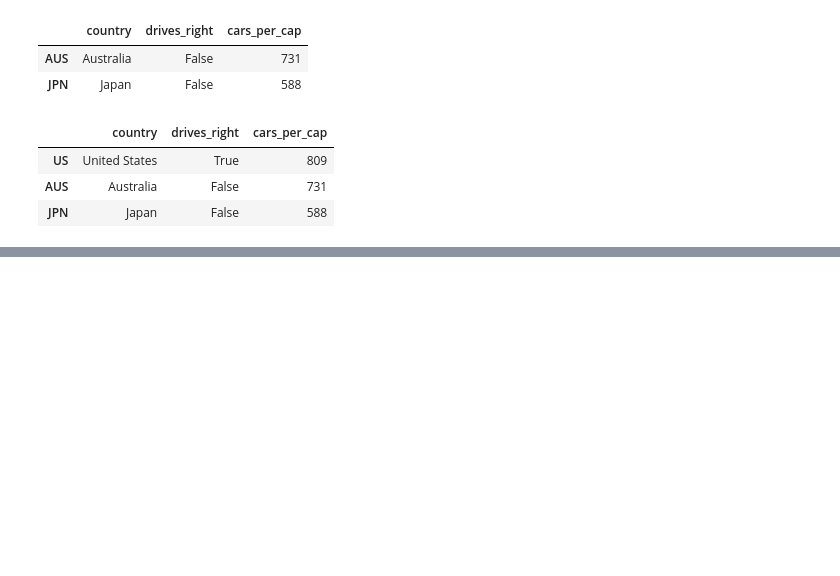
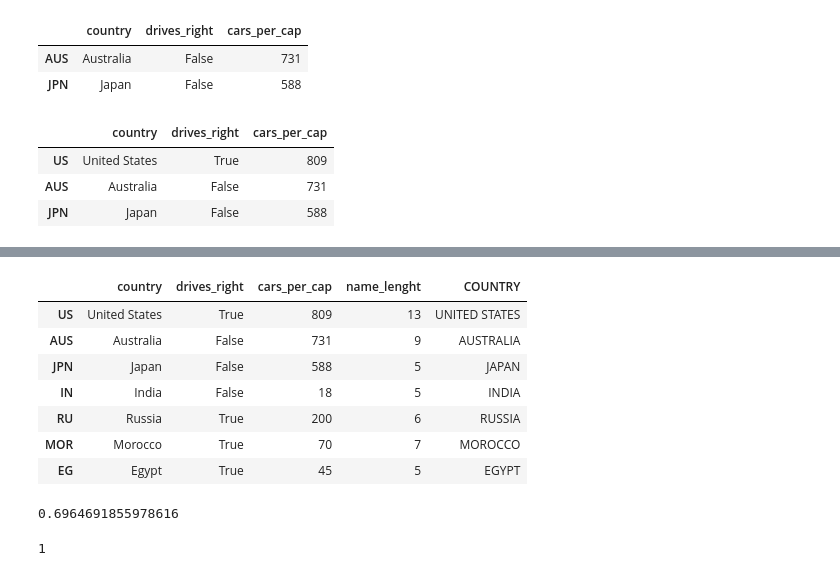
Before and after one commit to JeffBucker/DatacampDataAnalystTrack, a Jupyter notebook: Intermediate Python.ipynb, the cells around one changed output, grey strips where cells are left out. Drawn from its saved outputs; the diff is of its cells as text; code cells hidden in the pictures; blank space fills up the shorter version.

```diff
--- a/Intermediate Python.ipynb
+++ b/Intermediate Python.ipynb
@@ -410,0 +496,4 @@ cars[sel]
+# %%
+for lab, row in cars.iterrows():    # iterrows method to iterate through rows
+    print(lab)
+    print(row)
@@ -410,0 +518,3 @@ cars[sel]
+# %%
+for lab, row in cars.iterrows():
+    print(lab + ": " + str(row['cars_per_cap']))    # select specific colums
@@ -410,0 +529,5 @@ cars[sel]
+# %%
+for lab, row in cars.iterrows():
+    # create new columns and add values in the DF for each iteration
+    cars.loc[lab, "name_lenght"] = len(row["country"])
+cars
@@ -410,0 +543,5 @@ cars[sel]
+# %%
+# "apply" function - same use as before but more elegant
+
+cars["name_lenght"] = cars["country"].apply(len)
+cars
@@ -410,0 +557,18 @@ cars[sel]
+# %%
+cars["COUNTRY"] = cars["country"].apply(str.upper)    # notice the format here
+cars
+# %% [output]
+|  | country | drives_right | cars_per_cap | name_lenght | COUNTRY |
+| US | United States | True | 809 | 13 | UNITED STATES |
+| AUS | Australia | False | 731 | 9 | AUSTRALIA |
+| JPN | Japan | False | 588 | 5 | JAPAN |
+| IN | India | False | 18 | 5 | INDIA |
+| RU | Russia | True | 200 | 6 | RUSSIA |
+| MOR | Morocco | True | 70 | 7 | MOROCCO |
+| EG | Egypt | True | 45 | 5 | EGYPT |
+# %%
+# CASE STUDY: HACKER STATISTICS
+
+np.random.rand()
+# %% [output]
+0.6964691855978616
@@ -410,0 +578,5 @@ cars[sel]
+# %%
+# To flip a coin
+coin = np.random.randint(0,2)    # generate 0 or 1
+# %% [output]
+1
```
Also changed, not shown: parts of 14 cells of this notebook.
